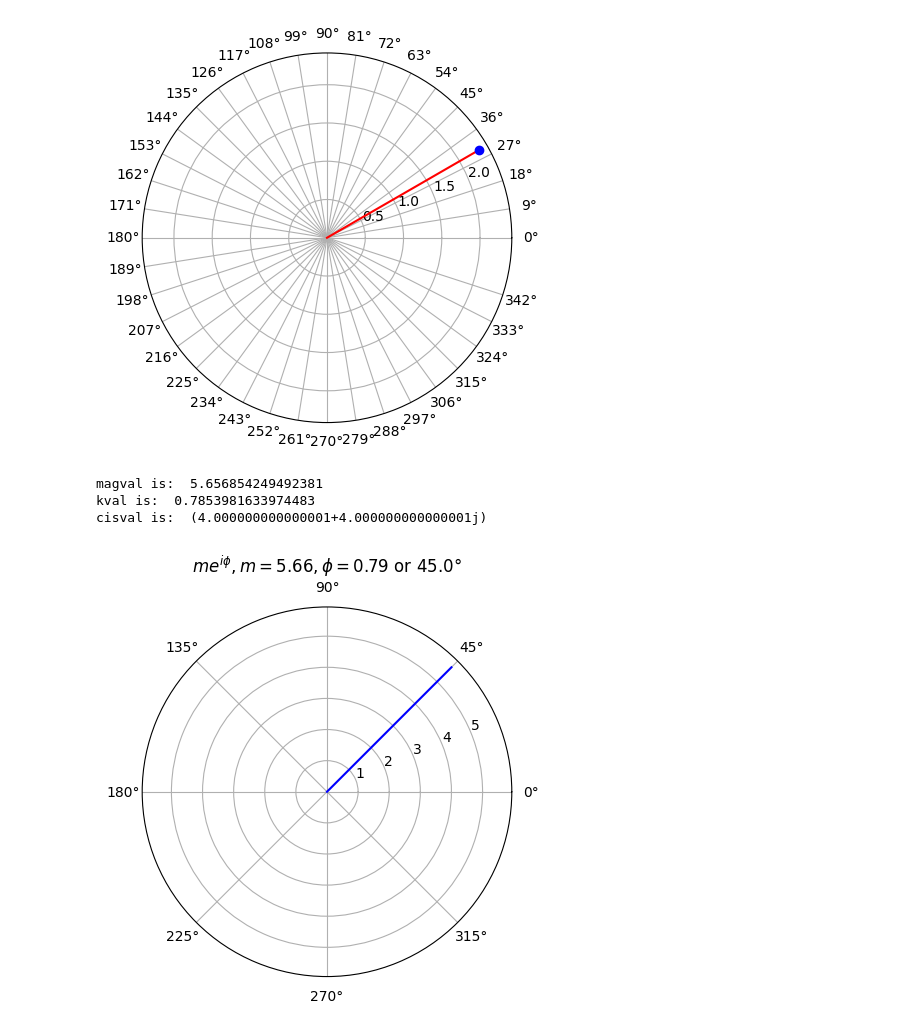
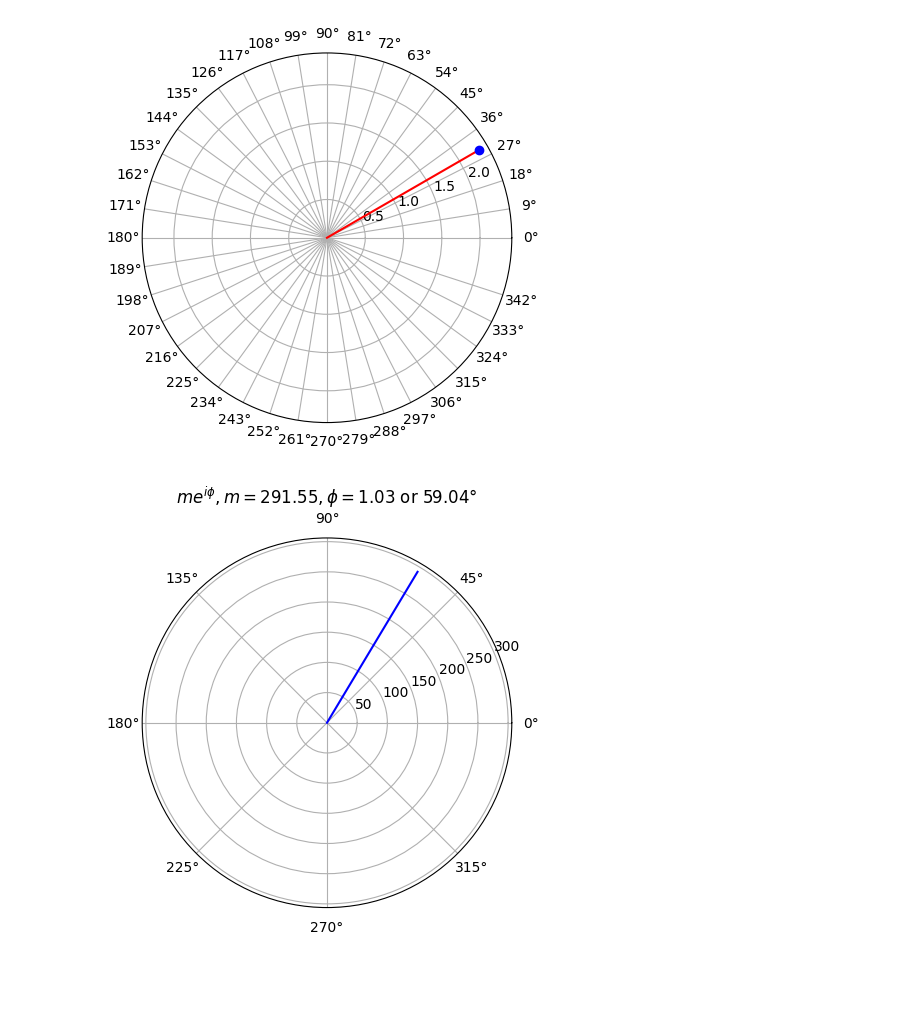
Before and after one commit to krdungca/Math-and-Python, a Jupyter notebook: Master Math via Python/08_Trigonometry/trig_6_eulers formula.ipynb, the cells around one changed output. Saved outputs shown, nothing was run; the diff lists cells and outputs as text; code cells hidden in the pictures; blank space fills up the shorter version.

```diff
--- a/Master Math via Python/08_Trigonometry/trig_6_eulers formula.ipynb
+++ b/Master Math via Python/08_Trigonometry/trig_6_eulers formula.ipynb
@@ -46,27 +46,24 @@ plt.show()
 #top label: me^i*phi    m=[magnitude]     , phi = [angle]
 #discover how to display custom theta grids
 
+
+
 def eulerFromCosSin(cosval,sinval):
     #calculate mag, k, and cis
     mag = abs(np.sqrt(cosval**2 + sinval**2))
-    k = np.arctan(sinval/cosval)
-    cis = mag*(np.cos(k) + 1j*np.sin(k))
+    kcos = np.arccos(cosval/mag)
+    ksin = np.arcsin(sinval/mag)
+
+    cis = mag*(np.cos(kcos) + 1j*np.sin(ksin))
+
+    ang = np.angle(cis)
 
     #plot polar
-    plt.polar([0,k],[0,mag],'b-')
+    plt.polar([0,ang],[0,mag],'b-')
 
     #display labels
-    plt.title('$me^{i \\phi}, m = %s, \\phi = %s$ or %s°' %(np.round(mag,2),np.round(k,2),np.round(np.rad2deg(k),2)))
-
-
-
-    print('magval is: ', mag)
-    print('kval is: ', k)
-    print('cisval is: ', cis)
+    plt.title('$me^{i \\phi}, m = %s, \\phi = %s$ or %s°' %(np.round(mag,2),np.round(ang,2),np.round(np.rad2deg(ang),2)))
-# %%
-eulerFromCosSin(4,4)
-# %% [output]
-magval is:  5.656854249492381
-kval is:  0.7853981633974483
-cisval is:  (4.000000000000001+4.000000000000001j)
-[figure, removed]
+# %%
+eulerFromCosSin(150,250)
+# %% [output]
+[figure, added]
```
